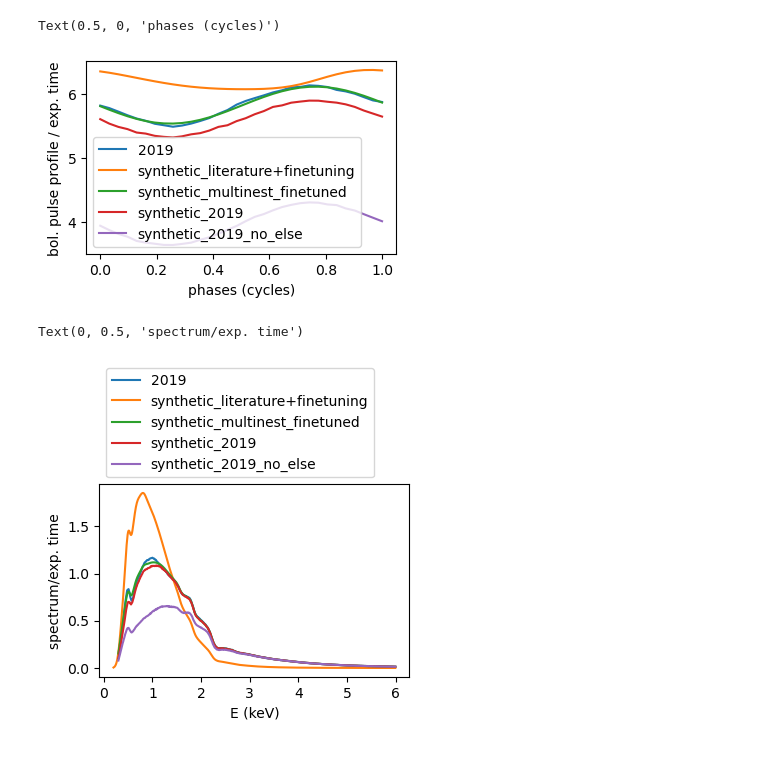
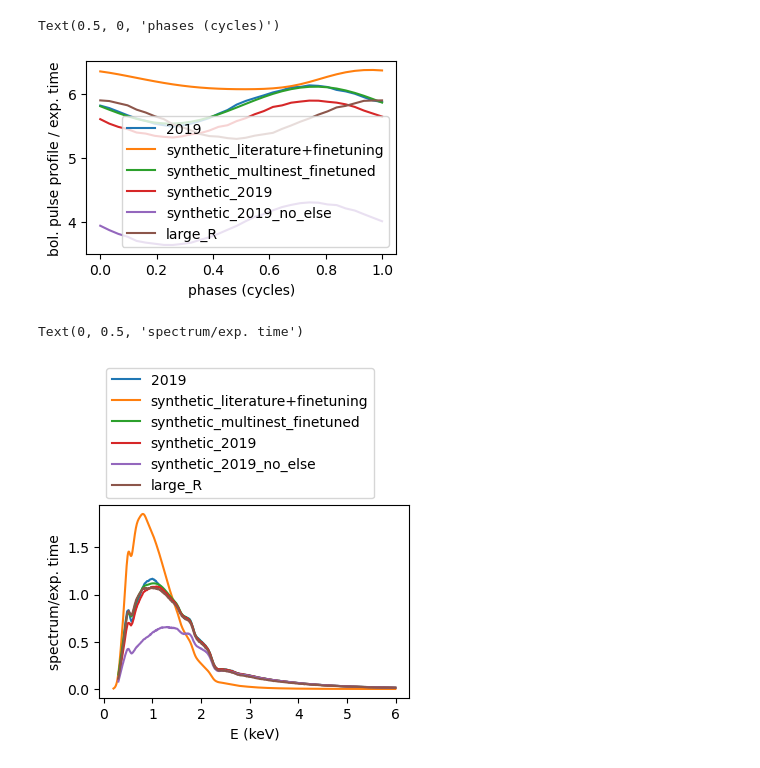
Before and after one commit to Basdorsman/xpsi, a Jupyter notebook: AMXPs/J1808_synthetic/Notebooks/Compare synthetic datas.ipynb, the cells around one changed output. Saved outputs shown, nothing was run; the diff lists cells and outputs as text; code cells hidden in the pictures.

Commit message:
prepared for large r run

```diff
--- a/AMXPs/J1808_synthetic/Notebooks/Compare synthetic datas.ipynb
+++ b/AMXPs/J1808_synthetic/Notebooks/Compare synthetic datas.ipynb
@@ -12,7 +12,7 @@ data_synthetic_2019 = np.loadtxt('../data/synthetic_2019_seed=42_realisation.dat
 data_synthetic_2019_no_else = np.loadtxt('../data/synthetic_2019_seed=42_no_else_realisation.dat')
 data_synthetic_kajava = np.loadtxt('../data/J1808_synthetic_kajava_realisation.dat')
 data_2022 = np.loadtxt('../data/2022_preprocessed.txt')
-
+data_large_R = np.loadtxt('../data/synthetic_large_r_seed=42_realisation.dat')
 
 exposuretime_2022 = 7.13422e4
 
@@ -25,15 +25,19 @@ ax.plot(phases, np.sum(data_synthetic,axis=0)/exposuretime_2019, label='syntheti
 ax.plot(phases, np.sum(data_synthetic_v2,axis=0)/exposuretime_2019, label='synthetic_multinest_finetuned')
 ax.plot(phases, np.sum(data_synthetic_2019,axis=0)/exposuretime_2019, label='synthetic_2019')
 ax.plot(phases, np.sum(data_synthetic_2019_no_else,axis=0)/exposuretime_2019, label='synthetic_2019_no_else')
+
 # ax.plot(phases, np.sum(data_synthetic_kajava,axis=0)/exposuretime_2019, label='synthetic_kajava')
 # ax.plot(phases, np.sum(data_2022,axis=0)/exposuretime_2022, label='2022')
+
+
+ax.plot(phases, np.sum(data_large_R,axis=0)/exposuretime_2019, label='large_R')
 
 ax.legend()
 ax.set_ylabel('bol. pulse profile / exp. time')
 ax.set_xlabel('phases (cycles)')
 # %% [output]
 Text(0.5, 0, 'phases (cycles)')
-[figure, old version]
+[figure, new version]
 # %%
 channels = np.asarray([0.3 , 0.31,
        0.32, 0.33, 0.34, 0.35, 0.36, 0.37, 0.38, 0.39, 0.4 , 0.41, 0.42,
@@ -94,18 +98,21 @@ more_channels = np.concatenate((low_channels,channels))
 # %%
 fig, ax = plt.subplots(figsize=(4,2.5))
 
 ax.plot(channels, np.sum(data_2019,axis=1)/exposuretime_2019, label='2019')
 ax.plot(more_channels, np.sum(data_synthetic,axis=1)/exposuretime_2019, label='synthetic_literature+finetuning')
 ax.plot(channels, np.sum(data_synthetic_v2,axis=1)/exposuretime_2019, label='synthetic_multinest_finetuned')
 ax.plot(channels, np.sum(data_synthetic_2019,axis=1)/exposuretime_2019, label='synthetic_2019')
 ax.plot(channels, np.sum(data_synthetic_2019_no_else,axis=1)/exposuretime_2019, label='synthetic_2019_no_else')
 
 # ax.plot(channels, np.sum(data_synthetic_kajava,axis=1)/exposuretime_2019, label='synthetic_kajava')
 # ax.plot(channels, np.sum(data_2022,axis=1)/exposuretime_2022, label='2022')
 
+ax.plot(channels, np.sum(data_large_R,axis=1)/exposuretime_2019, label='large_R')
+
+
 ax.legend(loc='lower left', bbox_to_anchor=(0.0, 1.0))
 ax.set_xlabel('E (keV)')
 ax.set_ylabel('spectrum/exp. time')
 # %% [output]
 Text(0, 0.5, 'spectrum/exp. time')
-[figure, old version]
+[figure, new version]
```
Also changed, not shown: parts of 2 cells of this notebook, 5 other files.
